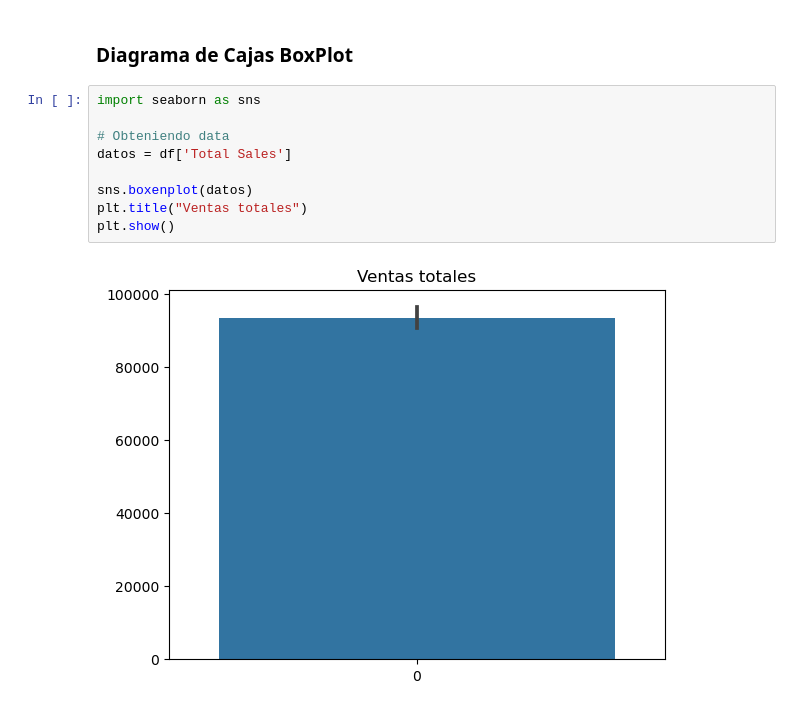
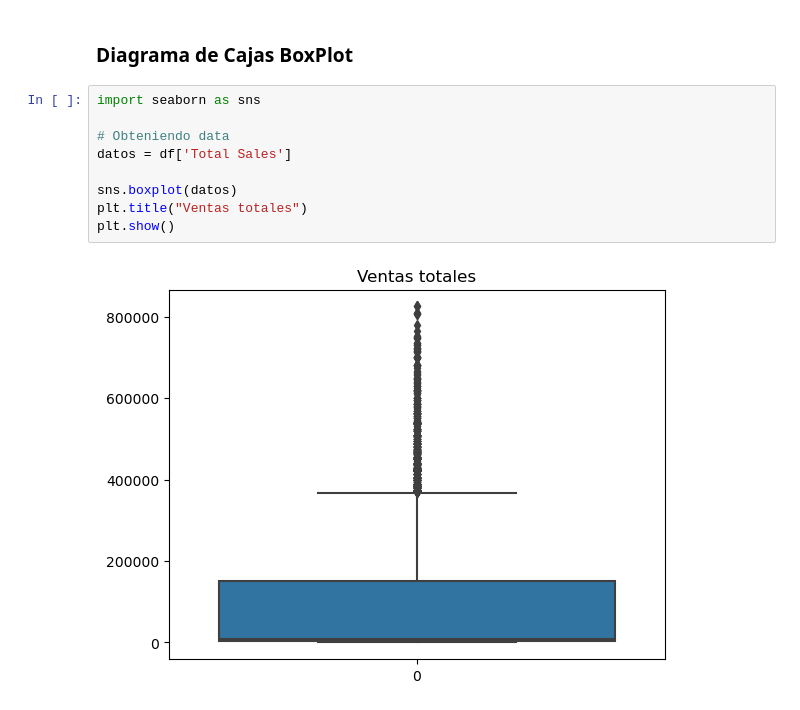
Before and after one commit to Dilmer-Rojas/ESTADISTICA_PYTHON, a Jupyter notebook: home/module/MOD 1/notebook.ipynb, the cells around one changed output. Cells and saved outputs as stored; diff of their text form.

```diff
--- a/home/module/MOD 1/notebook.ipynb
+++ b/home/module/MOD 1/notebook.ipynb
@@ -310,11 +310,11 @@ plt.show
 # %%
 import seaborn as sns
 
 # Obteniendo data
 datos = df['Total Sales']
 
-sns.boxenplot(datos)
+sns.boxplot(datos)
 plt.title("Ventas totales")
 plt.show()
 # %% [output]
-[figure, old version]
+[figure, new version]
```
